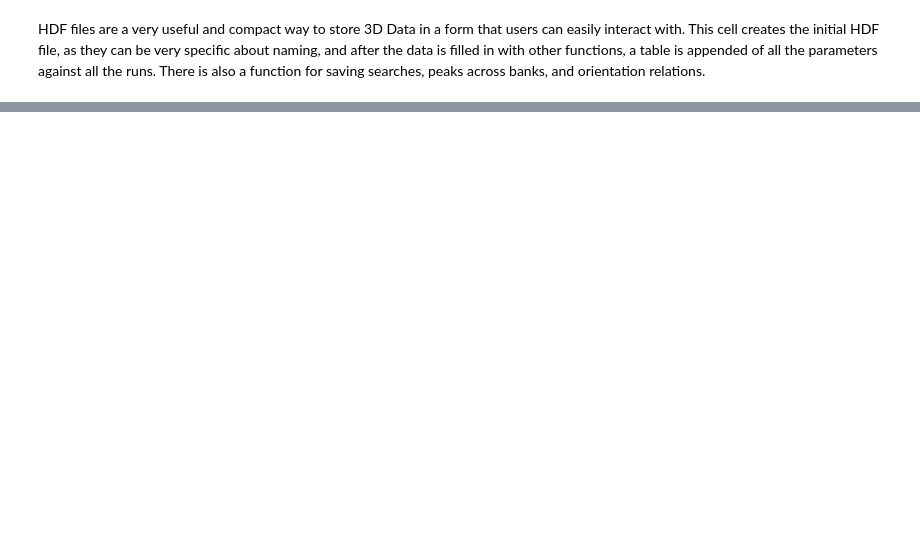
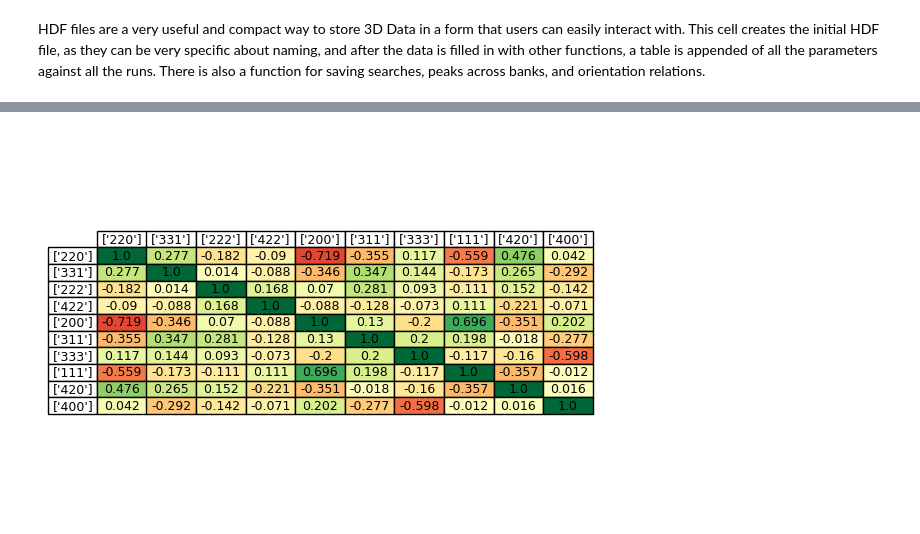
Before and after one commit to KwakuMintah/Data_Analysis_EX, a Jupyter notebook: Analysing_Older_Datasets/Grain_Size_Analysis.ipynb, the cells around one changed output, grey strips where cells are left out. Cells and saved outputs as stored; diff of their text form; code cells hidden in the pictures; blank space fills up the shorter version.

```diff
--- a/Analysing_Older_Datasets/Grain_Size_Analysis.ipynb
+++ b/Analysing_Older_Datasets/Grain_Size_Analysis.ipynb
@@ -589,6 +656,6 @@ flux_pt = mtd[sumSpec].dataX(0)[0:len(flux)]
 # %%
 #This fits peaks for fcc and bcc
-def cubicPeakFit(run,exp,bank,size,bg,peak_bg):
+def cubicPeakFit(run,exp,bank,size,bg,peak_bg,save):
     paramsArr = []
     #First it generates a Vanadium and Copper sample then logs their x values
     bcc_x,bcc_y,bcc_hkls = CIFData('V',0.005,size)
@@ -596,7 +663,7 @@ def cubicPeakFit(run,exp,bank,size,bg,peak_bg):
     bcc_xS,bcc_yLog,bcc_inter = logData(bcc_x,bcc_y)
     fcc_xS,fcc_yLog,fcc_inter = logData(fcc_x,fcc_y)
     #After this, it retrieves the run and logs the x values of its data too
-    x,y,dat_xS,dat_yLog,temp = logInter(run,bcc_x,max(bcc_inter,fcc_inter))
+    x,y,dat_xS,dat_yLog,temp = logInter(run,bcc_x,max(bcc_inter,fcc_inter),save)
     bg_x,bg_y,y_hat = bg_fit(x,y,loop=25)
 
     #This determines the furthest peak in the dataset
@@ -734,8 +801,7 @@ def cubicPeakFit(run,exp,bank,size,bg,peak_bg):
         #For each hkl, this calculates a peak then adds it to an array
         peak = a / np.sqrt(h**2+k**2+l**2)
         x0_ind = find_nearest_ind(x, peak)
-        #print(peak,x0_ind)
-        #print(find_nearest(x,peak))
+        #This makes sure no peaks are repeated
         if x0_ind not in x0_idx:
             hkl_arr.append([f'{int(h)}{int(k)}{int(l)}'])
             x0.append(peak)
@@ -778,7 +844,7 @@ def cubicPeakFit(run,exp,bank,size,bg,peak_bg):
         ii_fit = fit_res['Integrated Intensity'][0]
         para = [temp,peak_hkl,peak,height_fit,sig_fit,bg_y[find_nearest_ind(x, peak)],ii_fit]
         paramsArr.append(para)
-        best_fit = gaussian_function(x=x, a=height_fit, x0=peak_fit, s=sig_fit,b=backg)
+        best_fit = gaussian_function(x=x, a=height_fit, x0=peak_fit, sigma=sig_fit,b=backg)
         if x0.index(peak) > 0:
             for j in range(len(plot)):
                 check = [best_fit[j],plot[j]]
@@ -790,13 +856,12 @@ def cubicPeakFit(run,exp,bank,size,bg,peak_bg):
         y = y_hat
     else:
         pass
-    #print(x0_idx)
     return temp, x, y, plot, paramsArr
 
 #This takes a list of peak locations provided by the user and fits peaks to it
-def inputPeakFit(run,exp,bank,x0,cryst,size,bg,peak_bg):
+def inputPeakFit(run,exp,bank,x0,cryst,size,bg,peak_bg,save):
     x0.sort()
-    filepath, temp, sumSpec = fileSearch(run,exp,bank)
+    filepath, temp, sumSpec = fileSearch(run,exp,bank,save)
     y = mtd[sumSpec].dataY(0)
     x = mtd[sumSpec].dataX(0)[0:len(y)]
     bg_x,bg_y,y_hat = bg_fit(x,y,loop=25)
@@ -890,7 +955,7 @@ def inputPeakFit(run,exp,bank,x0,cryst,size,bg,peak_bg):
             para = [temp,peak_hkl,peak,height_fit,sig_fit,bg_y[find_nearest_ind(x, peak)],ii_fit]
             paramsArr.append(para)
             x = np.array(x)
-            best_fit = gaussian_function(x=x, a=height_fit, x0=peak_fit, s=sig_fit,b=backg)
+            best_fit = gaussian_function(x=x, a=height_fit, x0=peak_fit, sigma=sig_fit,b=backg)
             if x0.index(peak) == 0:
                 plot = best_fit
             else:
@@ -1086,92 +1077,80 @@ df.columns
 # %%
-%matplotlib inline
-
-#from scipy.stats import pearsonr
-import scipy.stats as ss
-from matplotlib.table import table
-
 def AnalyseOrientationRelations(FitResDF,name,corr="Pearson"):
-    """Look for orientation relationships in dataframe of peak fit results"""
+    #This is to determine a location to save the correlation table
     currdir = os.getcwd()
     savedir = os.path.join(currdir, "Saves")
     figName = f'{name}_Orientation_{corr}_Correlation.png'
     filedir = os.path.join(savedir, str(name))
     figdir = os.path.join(filedir, figName)
-    Peaks = list({ColNamePart[0] for ColNamePart in df.columns.str.split("-") if len(ColNamePart) == 2}) # PeakList.index.to_numpy() #This retrieves the peaks
-    NumPeaks = len(Peaks) #How many peaks there are
-    Correlations = np.zeros((NumPeaks, NumPeaks)) #Matrix of size
+    #This retrieves the peaks
+    Peaks = list({ColNamePart[0] for ColNamePart in df.columns.str.split("-") if len(ColNamePart) == 2})
+    NumPeaks = len(Peaks)
+    #This creates a matrix in order to store the correlation values
+    Correlations = np.zeros((NumPeaks, NumPeaks))
     for PeakInd1 in range(NumPeaks):
         for PeakInd2 in range(NumPeaks):
+            #I found a few different useful correlation functions, so I added the option to select them here
             if corr == "Pearson":
-                #The scipy and numpy pearson coefficients are interchangable, but the scipy one is easier to extract
+                #The scipy and numpy pearson coefficient values are interchangable, but the scipy one is easier to extract so I used it here
                 Correlations[PeakInd1,PeakInd2] = ss.pearsonr(FitResDF[f'{Peaks[PeakInd1]}-Integrated Intensity'],FitResDF[f'{Peaks[PeakInd2]}-Integrated Intensity'])[0]
-                #print(np.corrcoef(FitResDF[f'{Peaks[PeakInd1]}-Integrated Intensity'],FitResDF[f'{Peaks[PeakInd2]}-Integrated Intensity'])[0][1])
-                #Correlations[PeakInd1,PeakInd2] = np.corrcoef(FitResDF[f'{Peaks[PeakInd1]}-Integrated Intensity'],FitResDF[f'{Peaks[PeakInd2]}-Integrated Intensity'])[0][1]
             elif corr == "Spearman":
                 Correlations[PeakInd1,PeakInd2] = ss.spearmanr(FitResDF[f'{Peaks[PeakInd1]}-Integrated Intensity'],FitResDF[f'{Peaks[PeakInd2]}-Integrated Intensity'])[0]
-                print(ss.spearmanr(FitResDF[f'{Peaks[PeakInd1]}-Integrated Intensity'],FitResDF[f'{Peaks[PeakInd2]}-Integrated Intensity']))
             elif corr == "Kendall":
                 Correlations[PeakInd1,PeakInd2] = ss.kendalltau(FitResDF[f'{Peaks[PeakInd1]}-Integrated Intensity'],FitResDF[f'{Peaks[PeakInd2]}-Integrated Intensity'])[0]
-                #print(ss.kendalltau(FitResDF[f'{Peaks[PeakInd1]}-Integrated Intensity'],FitResDF[f'{Peaks[PeakInd2]}-Integrated Intensity']))
             elif corr == "Regression":
                 Correlations[PeakInd1,PeakInd2] = ss.linregress(FitResDF[f'{Peaks[PeakInd1]}-Integrated Intensity'],FitResDF[f'{Peaks[PeakInd2]}-Integrated Intensity']).rvalue
-                #print(ss.linregress(FitResDF[f'{Peaks[PeakInd1]}-Integrated Intensity'],FitResDF[f'{Peaks[PeakInd2]}-Integrated Intensity']))
             elif corr == "Xi":
-                #Need to update to current version of scipy for this function to work. Recent coefficient for correlation which works on more complicated functions,
-                #and may thus be more accurate.
+                #Need to update to current version of scipy for this correlation to work. Recent coefficient for correlation which works in many more cases than other correlation functions tend to
                 #https://souravchatterjee.su.domains/beam-correlation-trans.pdf
-                #print(ss.chatterjeexi(FitResDF[f'{Peaks[PeakInd1]}-Integrated Intensity'],FitResDF[f'{Peaks[PeakInd2]}-Integrated Intensity'],nan_policy='propagate'))
                 Correlations[PeakInd1,PeakInd2] = ss.chatterjeexi(FitResDF[f'{Peaks[PeakInd1]}-Integrated Intensity'],FitResDF[f'{Peaks[PeakInd2]}-Integrated Intensity'],nan_policy='propagate')[0]
             elif corr == "Weighted Kendall":
-                #print(ss.weightedtau(FitResDF[f'{Peaks[PeakInd1]}-Integrated Intensity'],FitResDF[f'{Peaks[PeakInd2]}-Integrated Intensity']))
                 Correlations[PeakInd1,PeakInd2] = ss.weightedtau(FitResDF[f'{Peaks[PeakInd1]}-Integrated Intensity'],FitResDF[f'{Peaks[PeakInd2]}-Integrated Intensity'])[0]
             else:
+                #Failsafe if the user doesn't choose. Assume they want a Pearson as the code was originally written with this correlation in mind
                 Correlations[PeakInd1,PeakInd2] = ss.pearsonr(FitResDF[f'{Peaks[PeakInd1]}-Integrated Intensity'],FitResDF[f'{Peaks[PeakInd2]}-Integrated Intensity'])[0]
     fig, axes = plt.subplots(1,1)
     axes.axis('off')
     CorrelationsNormalised = (Correlations + 1) / 2.
+    #This colour codes the values
     CellColours = plt.cm.RdYlGn(CorrelationsNormalised)
-    CorrTable = plt.table(cellText=Correlations.round(decimals=3), cellColours=CellColours, loc='center', cellLoc='center',colLabels=Peaks, rowLabels=Peaks) # ,edges='open'
+    #This creates the table
+    CorrTable = plt.table(cellText=Correlations.round(decimals=3), cellColours=CellColours, loc='center', cellLoc='center',colLabels=Peaks, rowLabels=Peaks)
     CorrTable.set_fontsize(20)
     sortedCorr = sortCorrelations(Correlations,Peaks,NumPeaks)
     saveOrientation(name,corr,Correlations,NumPeaks,sortedCorr,Peaks)
     plt.savefig(figdir)
-    #return Correlations
-    #print(dir(CorrTable))
-    #return Peaks
 
+#This function takes the correlations and sorts the peaks by which correlates most to which, e.g. [1,1,1] is ranked no. 1 for [2,0,0] etc.
 def sortCorrelations(Correlations,peaks,peaklen):
-    #print(peaks)
     sortedDic = {}
     i = 0
     for peak in peaks:
         peakCorr = []
-        #pOName = f'peak_{i}_ordered'
         orderedPeaks = []
         for j in range(peaklen):
+            #This collects the correlations for a specific peak
             peakCorr.append(Correlations[i,j])
+        #Then sorts it highest to lowest
         peakCorrSorted = np.sort(peakCorr)
         peakCorrSorted = np.flip(peakCorrSorted)
         for sortedPeak in peakCorrSorted:
+            #And assigns a peak to each correlation
             orderedPeaks.append(peaks[int(np.argwhere(peakCorr == sortedPeak))])
         sortedDic[f'{peak}_ordered'] = orderedPeaks
         i = i + 1
     return sortedDic
 
-#For some reason these runs aren't providing peaks
-#Why these runs specifically - ask Joe
-#These aren't cubic and so can't be fitted right now
-df,nm = PeakAcrossBanks(216884, PixelGrouping=GroupingFile, RebinParams=-0.0001)
+#df,nm = PeakAcrossBanks(216884, PixelGrouping=GroupingFile, RebinParams=-0.0001)
+#AnalyseOrientationRelations(df,nm,corr="Pearson")
+#df,nm = PeakAcrossBanks(216885, PixelGrouping=GroupingFile, RebinParams=-0.0001)
+#AnalyseOrientationRelations(df,nm,corr="Pearson")
+#df,nm = PeakAcrossBanks(216886, PixelGrouping=GroupingFile, RebinParams=-0.0001)
+#AnalyseOrientationRelations(df,nm,corr="Pearson")
+
+df,nm = PeakAcrossBanks(351364, PixelGrouping=GroupingFile, RebinParams=-0.0001)
 AnalyseOrientationRelations(df,nm,corr="Pearson")
-df,nm = PeakAcrossBanks(216885, PixelGrouping=GroupingFile, RebinParams=-0.0001)
+df,nm = PeakAcrossBanks(351464, PixelGrouping=GroupingFile, RebinParams=-0.0001)
 AnalyseOrientationRelations(df,nm,corr="Pearson")
-df,nm = PeakAcrossBanks(216886, PixelGrouping=GroupingFile, RebinParams=-0.0001)
+df,nm = PeakAcrossBanks(351538, PixelGrouping=GroupingFile, RebinParams=-0.0001)
 AnalyseOrientationRelations(df,nm,corr="Pearson")
-
-#df,nm = PeakAcrossBanks(351364, PixelGrouping=GroupingFile, RebinParams=-0.0001)
-#print(df)
-#AnalyseOrientationRelations(df,nm,corr="Pearson")
-#df,nm = PeakAcrossBanks(351464, PixelGrouping=GroupingFile, RebinParams=-0.0001)
-#AnalyseOrientationRelations(df,nm,corr="Pearson")
-#df,nm = PeakAcrossBanks(351538, PixelGrouping=GroupingFile, RebinParams=-0.0001)
-#AnalyseOrientationRelations(df,nm,corr="Pearson")
+# %% [output]
@@ -1177,0 +1160 @@ AnalyseOrientationRelations(df,nm,corr="Pearson")
+[figure, added]
```
Also changed, not shown: parts of 22 cells of this notebook.
